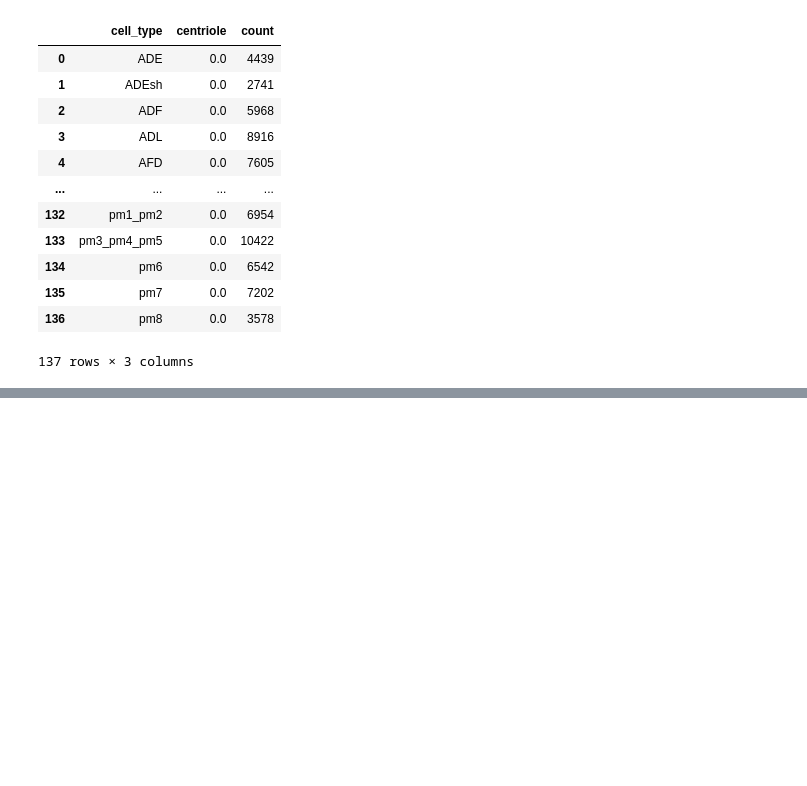
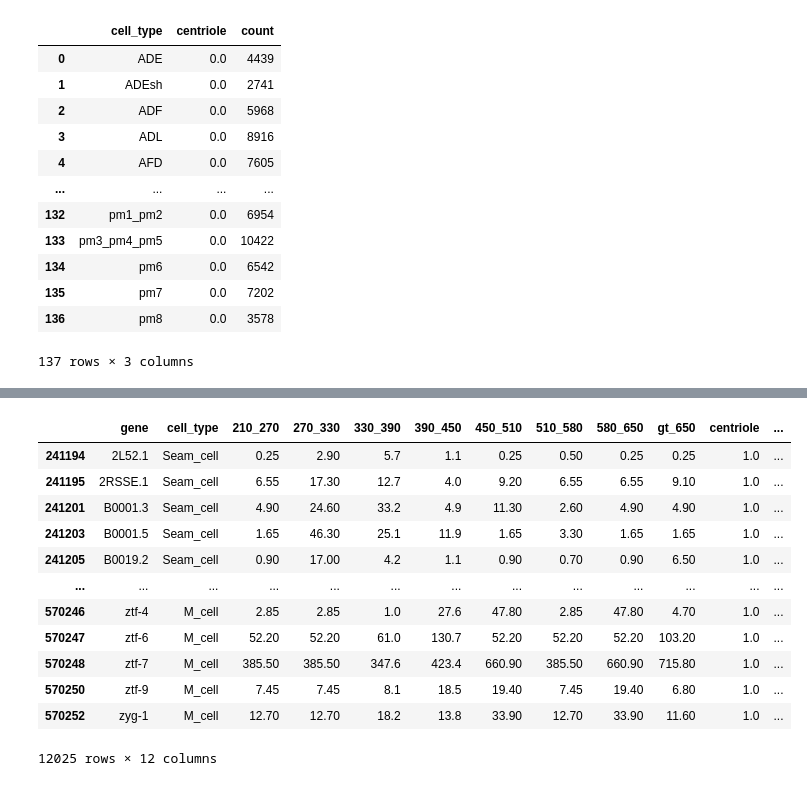
Before and after one commit to CS-433/ml-project-2-arn_solved, a Jupyter notebook: Clustering.ipynb, the cells around one changed output, grey strips where cells are left out. Drawn from its saved outputs; the diff is of its cells as text; code cells hidden in the pictures; blank space fills up the shorter version.

```diff
--- a/Clustering.ipynb
+++ b/Clustering.ipynb
@@ -685,0 +350,17 @@ data_with_clusters.loc[data_with_clusters['Clusters'] == 1]
+# %%
+f=g.loc[(g['210_270']>g['270_330'])|(g['270_330']>g['330_390'])|(g['330_390']>g['390_450'])|(g['390_450']>g['450_510'])|(g['450_510']>g['510_580'])|(g['510_580']>g['580_650'])|(g['580_650']>g['gt_650'])]
+f
+# %% [output]
+|  | gene | cell_type | 210_270 | 270_330 | 330_390 | 390_450 | 450_510 | 510_580 | 580_650 | gt_650 | centriole | ... |
+| 241194 | 2L52.1 | Seam_cell | 0.25 | 2.90 | 5.7 | 1.1 | 0.25 | 0.50 | 0.25 | 0.25 | 1.0 | ... |
+| 241195 | 2RSSE.1 | Seam_cell | 6.55 | 17.30 | 12.7 | 4.0 | 9.20 | 6.55 | 6.55 | 9.10 | 1.0 | ... |
+| 241201 | B0001.3 | Seam_cell | 4.90 | 24.60 | 33.2 | 4.9 | 11.30 | 2.60 | 4.90 | 4.90 | 1.0 | ... |
+| 241203 | B0001.5 | Seam_cell | 1.65 | 46.30 | 25.1 | 11.9 | 1.65 | 3.30 | 1.65 | 1.65 | 1.0 | ... |
+| 241205 | B0019.2 | Seam_cell | 0.90 | 17.00 | 4.2 | 1.1 | 0.90 | 0.70 | 0.90 | 6.50 | 1.0 | ... |
+| ... | ... | ... | ... | ... | ... | ... | ... | ... | ... | ... | ... | ... |
+| 570246 | ztf-4 | M_cell | 2.85 | 2.85 | 1.0 | 27.6 | 47.80 | 2.85 | 47.80 | 4.70 | 1.0 | ... |
+| 570247 | ztf-6 | M_cell | 52.20 | 52.20 | 61.0 | 130.7 | 52.20 | 52.20 | 52.20 | 103.20 | 1.0 | ... |
+| 570248 | ztf-7 | M_cell | 385.50 | 385.50 | 347.6 | 423.4 | 660.90 | 385.50 | 660.90 | 715.80 | 1.0 | ... |
+| 570250 | ztf-9 | M_cell | 7.45 | 7.45 | 8.1 | 18.5 | 19.40 | 7.45 | 19.40 | 6.80 | 1.0 | ... |
+| 570252 | zyg-1 | M_cell | 12.70 | 12.70 | 18.2 | 13.8 | 33.90 | 12.70 | 33.90 | 11.60 | 1.0 | ... |
+12025 rows × 12 columns
```
Also changed, not shown: parts of 48 cells of this notebook.
